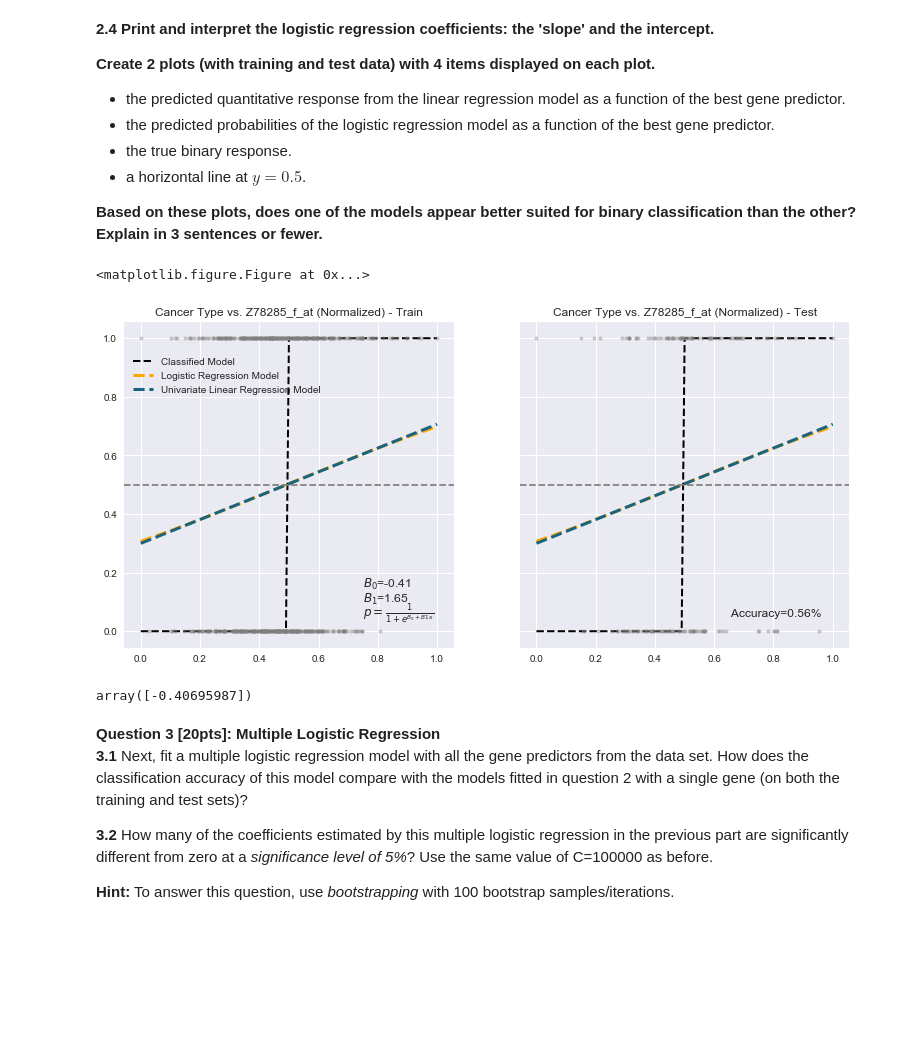
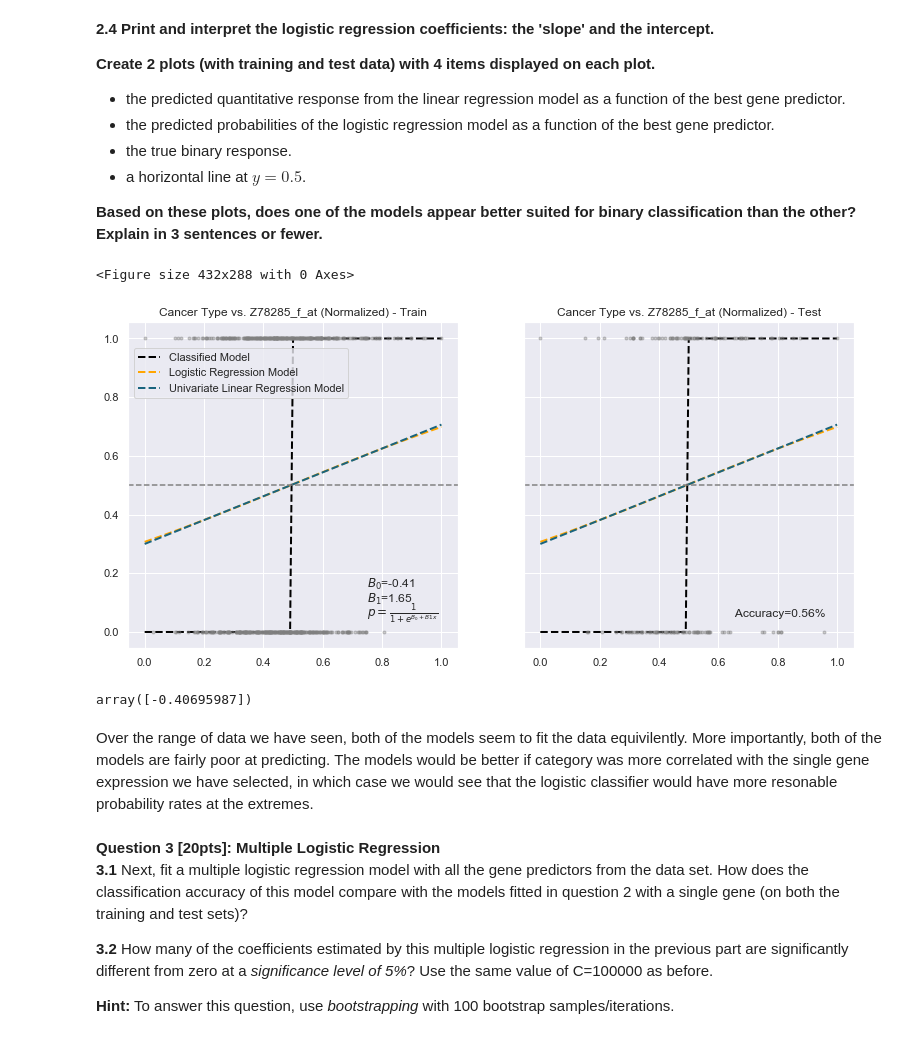
Before and after one commit to kdumontnu/2019-CS109A, a Jupyter notebook: homework/hw4/cs109a_HW4_submit.ipynb, the cells around one changed output. Saved outputs shown, nothing was run; the diff lists cells and outputs as text; code cells hidden in the pictures; blank space fills up the shorter version.

```diff
--- a/homework/hw4/cs109a_HW4_submit.ipynb
+++ b/homework/hw4/cs109a_HW4_submit.ipynb
@@ -334,41 +335,43 @@ The classifications are actually almost exactly the same. The only difference is
 # %%
 plt.clf()
 fig, axes = plt.subplots(nrows=1, ncols=2, figsize=(13, 6), sharey=True)
 
 x = np.linspace(0, 1, 101)
 #y = 1/(1+np.exp(-(x*lr.coef_[0][1] + lr.coef_[0][0])))
 y = OLSModel_Fit.params[0] + OLSModel_Fit.params[1]*x
 
 # Plot
 axes[0].plot(x, lr.predict(sm.add_constant(x)), color='black', ls='--', linewidth=2, label='Classified Model')
 axes[0].scatter(X_train_n[best_predictor], y_train.values, color='grey', marker='.', alpha=0.4, zorder=20)
-axes[0].plot(x, lr.predict_proba(sm.add_constant(x))[:,1], color='orange', ls='--', linewidth=3, label='Logistic Regression Model')
-axes[0].plot(x, y, color='#19647E', ls='--', linewidth=3, label='Univariate Linear Regression Model')
+axes[0].plot(x, lr.predict_proba(sm.add_constant(x))[:,1], color='orange', ls='--', linewidth=2, label='Logistic Regression Model')
+axes[0].plot(x, y, color='#19647E', ls='--', linewidth=2, label='Univariate Linear Regression Model')
 axes[0].axhline(y=0.5, ls='--', color='gray')
 axes[0].set_title('Cancer Type vs. ' + best_predictor + ' (Normalized) - Train')
 axes[0].grid(True)
 axes[0].legend(loc='lower left', bbox_to_anchor=(0.0,0.75))
 axes[0].text(0.75, 0.15, r"""$B_0$={:1.2f}""".format(lr.coef_[0][0]))
 axes[0].text(0.75, 0.1, r"""$B_1$={:1.2f}""".format(lr.coef_[0][1]))
 axes[0].text(0.75, 0.05, r"""$p=\frac{1}{1 + e^{B_0 + B1x}}$""")
 
 axes[1].plot(x, lr.predict(sm.add_constant(x)), color='black', ls='--', linewidth=2, label='Classified Model')
 axes[1].scatter(X_test_n[best_predictor], y_test.values, color='grey', marker='.', alpha=0.4, zorder=20)
-axes[1].plot(x, lr.predict_proba(sm.add_constant(x))[:,1], color='orange', ls='--', linewidth=3, label='Logistic Regression Model')
-axes[1].plot(x, y, color='#19647E', ls='--', linewidth=3, label='Univariate Linear Regression Model')
+axes[1].plot(x, lr.predict_proba(sm.add_constant(x))[:,1], color='orange', ls='--', linewidth=2, label='Logistic Regression Model')
+axes[1].plot(x, y, color='#19647E', ls='--', linewidth=2, label='Univariate Linear Regression Model')
 axes[1].axhline(y=0.5, ls='--', color='gray')
 axes[1].set_title('Cancer Type vs. ' + best_predictor + ' (Normalized) - Test')
 axes[1].grid(True)
 axes[1].text(0.6, 0.05, r"""     Accuracy={:1.2f}%""".format(cur_accuracy))
 plt.show()
 # %% [output]
-<matplotlib.figure.Figure at 0x...>
+<Figure size 432x288 with 0 Axes>
-[figure, old version]
+[figure, new version]
 # %%
 # your code here
 lr.intercept_
 # %% [output]
 array([-0.40695987])
+# %% [markdown]
+Over the range of data we have seen, both of the models seem to fit the data equivilently. More importantly, both of the models are fairly poor at predicting. The models would be better if category was more correlated with the single gene expression we have selected, in which case we would see that the logistic classifier would have more resonable probability rates at the extremes.
 # %% [markdown]
 <div class='exercise'> <b> Question 3 [20pts]: Multiple Logistic Regression </b> </div>
 
```
Also changed, not shown: parts of 9 cells of this notebook.
